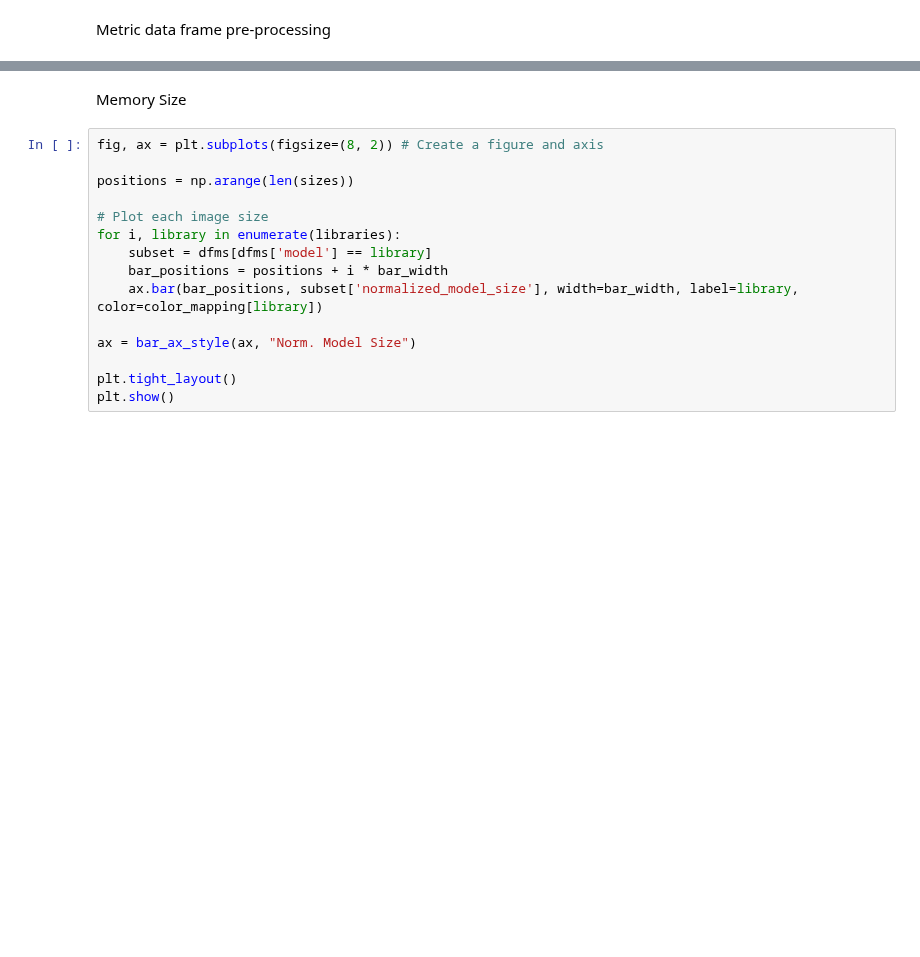
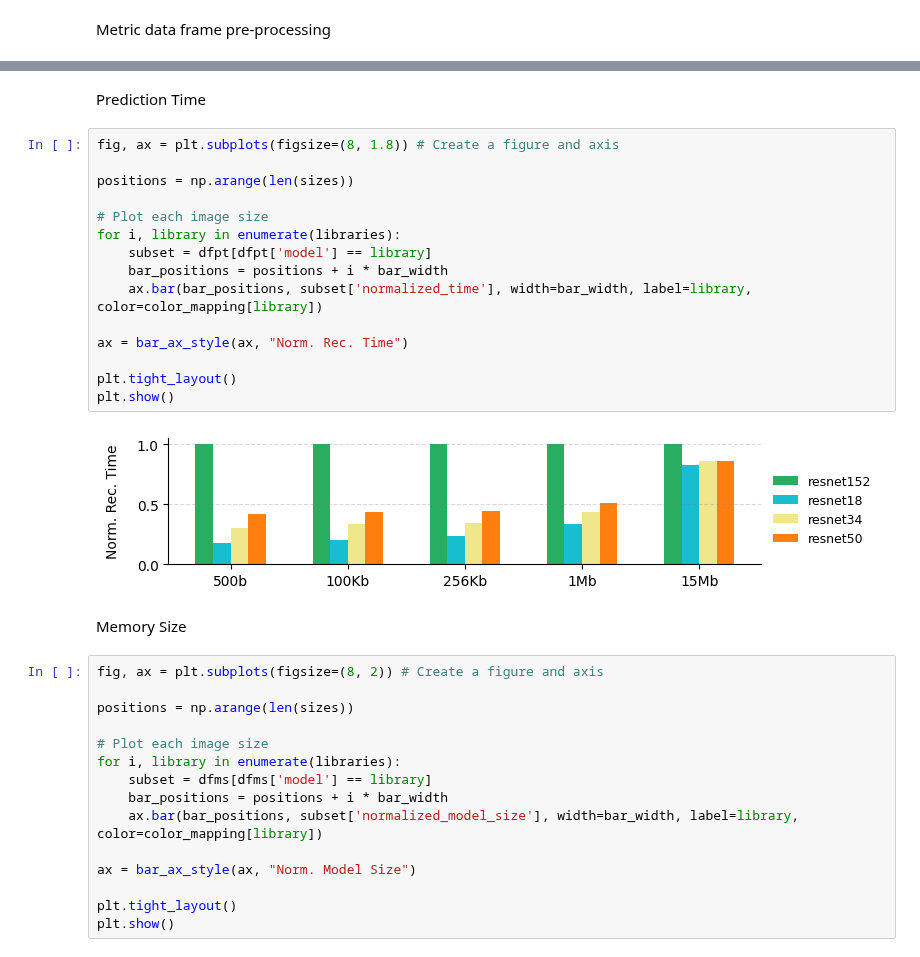
Before and after one commit to donaldonana/FaaS-Benchmark, a Jupyter notebook: image-recognition/ImgRec.ipynb, the cells around one changed output, grey strips where cells are left out. Drawn from its saved outputs; the diff is of its cells as text; blank space fills up the shorter version.

```diff
--- a/image-recognition/ImgRec.ipynb
+++ b/image-recognition/ImgRec.ipynb
@@ -161,6 +172,25 @@ dftt = (
 # image_sizes = dfct['image'].unique()
 
 # dfct.head()
+# %% [markdown]
+Prediction Time
+# %%
+fig, ax = plt.subplots(figsize=(8, 1.8)) # Create a figure and axis
+
+positions = np.arange(len(sizes))
+
+# Plot each image size
+for i, library in enumerate(libraries):
+    subset = dfpt[dfpt['model'] == library]
+    bar_positions = positions + i * bar_width
+    ax.bar(bar_positions, subset['normalized_time'], width=bar_width, label=library, color=color_mapping[library])
+
+ax = bar_ax_style(ax, "Norm. Rec. Time")
+
+plt.tight_layout()
+plt.show()
+# %% [output]
+[figure, added]
 # %% [markdown]
 Memory Size
 # %%
```
Also changed, not shown: parts of 8 cells of this notebook, 4 other files.
